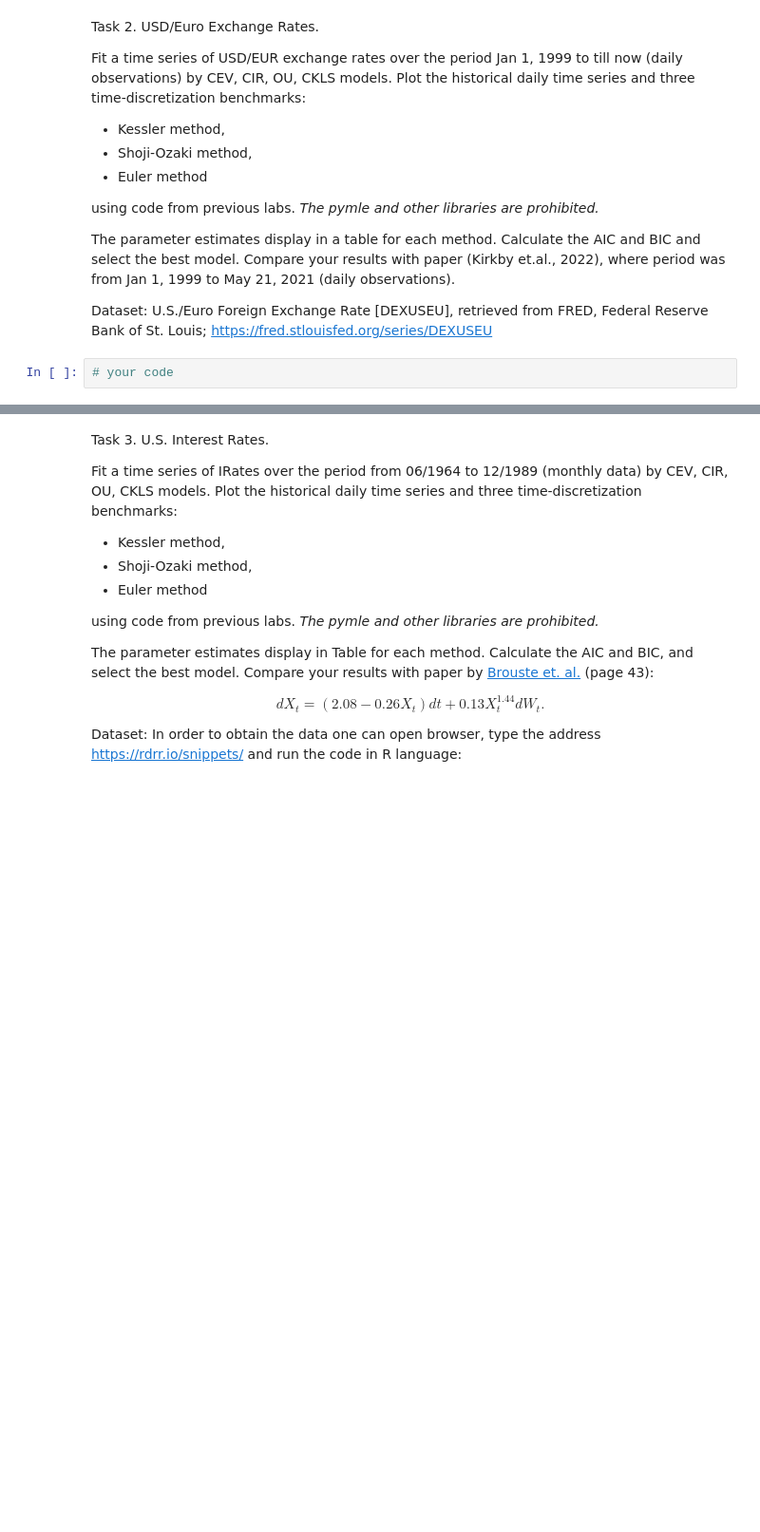
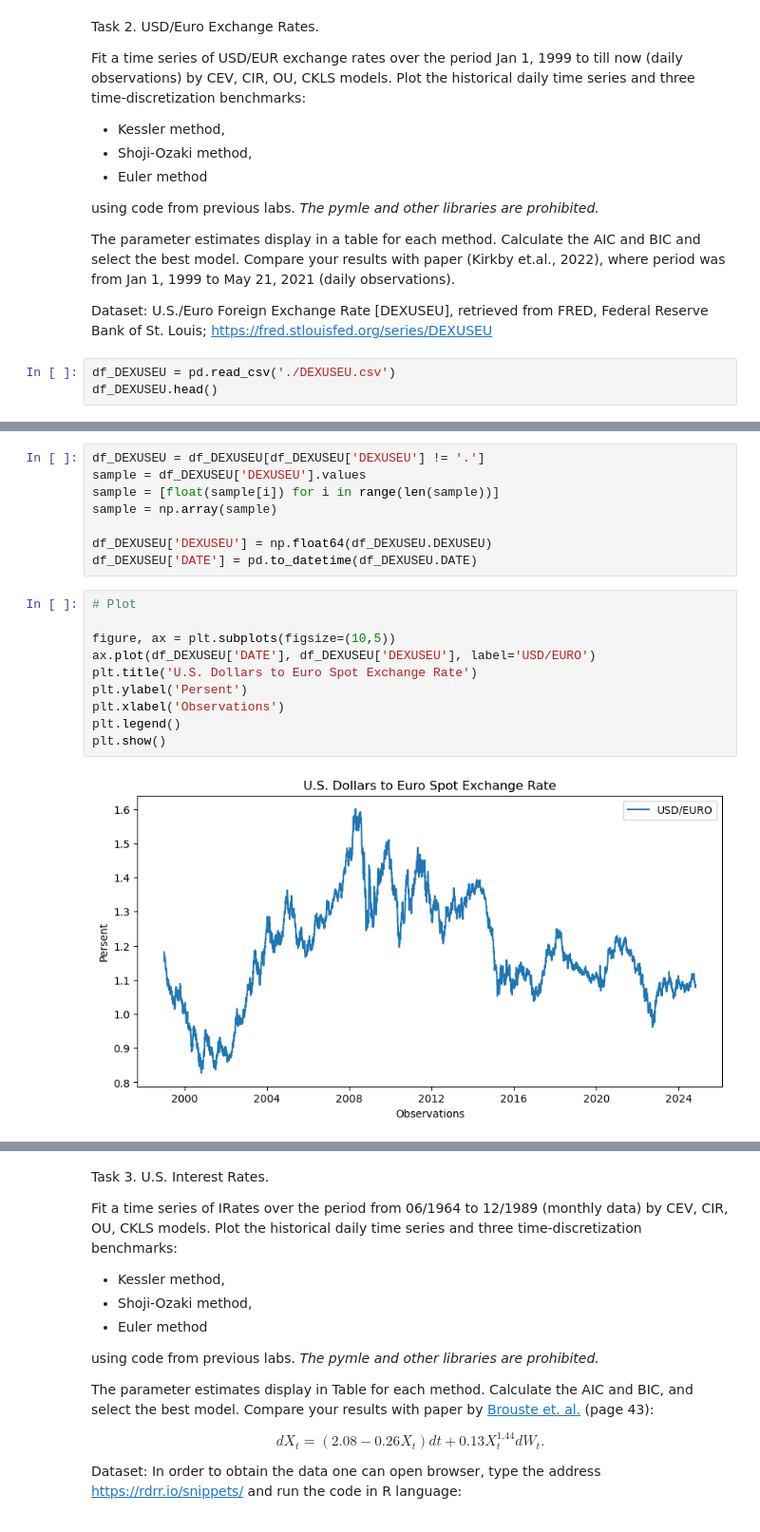
Before and after one commit to AstemirGongapshev/SSP_Sirius, a Jupyter notebook: Lab_final_SSP.ipynb, the cells around one changed output, grey strips where cells are left out. Shown at 95% size. Cells and saved outputs as stored; diff of their text form; blank space fills up the shorter version.

```diff
--- a/Lab_final_SSP.ipynb
+++ b/Lab_final_SSP.ipynb
@@ -576,4 +998,5 @@ The parameter estimates display in a table for each method. Calculate the AIC an
 Dataset: U.S./Euro Foreign Exchange Rate [DEXUSEU], retrieved from FRED, Federal Reserve Bank of St. Louis;
 https://fred.stlouisfed.org/series/DEXUSEU
 # %%
-# your code
+df_DEXUSEU = pd.read_csv('./DEXUSEU.csv')
+df_DEXUSEU.head()
@@ -579,0 +1010,20 @@ https://fred.stlouisfed.org/series/DEXUSEU
+# %%
+df_DEXUSEU = df_DEXUSEU[df_DEXUSEU['DEXUSEU'] != '.']
+sample = df_DEXUSEU['DEXUSEU'].values
+sample = [float(sample[i]) for i in range(len(sample))]
+sample = np.array(sample)
+
+df_DEXUSEU['DEXUSEU'] = np.float64(df_DEXUSEU.DEXUSEU)
+df_DEXUSEU['DATE'] = pd.to_datetime(df_DEXUSEU.DATE)
+# %%
+# Plot
+
+figure, ax = plt.subplots(figsize=(10,5))
+ax.plot(df_DEXUSEU['DATE'], df_DEXUSEU['DEXUSEU'], label='USD/EURO')
+plt.title('U.S. Dollars to Euro Spot Exchange Rate')
+plt.ylabel('Persent')
+plt.xlabel('Observations')
+plt.legend()
+plt.show()
+# %% [output]
+[figure, added]
```
Also changed, not shown: parts of 98 cells of this notebook, 4 other files.
